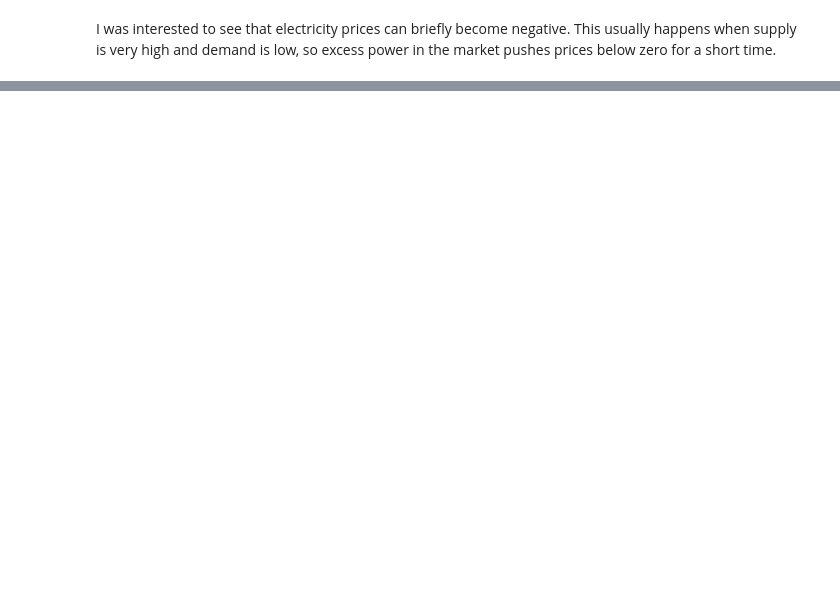
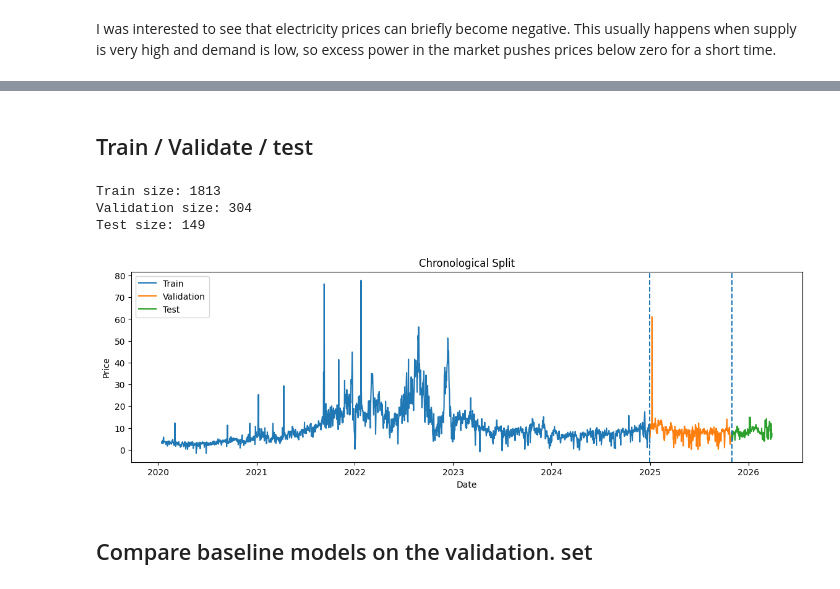
Before and after one commit to Shimzoo/uk-power-price-forecasting, a Jupyter notebook: Notebooks/uk_power_price_forecasting.ipynb, the cells around one changed output, grey strips where cells are left out. Drawn from its saved outputs; the diff is of its cells as text; code cells hidden in the pictures; blank space fills up the shorter version.

```diff
--- a/Notebooks/uk_power_price_forecasting.ipynb
+++ b/Notebooks/uk_power_price_forecasting.ipynb
@@ -144,0 +90,4 @@ df.nsmallest(10,"daily_avg")
+# %%
+df["baseline_prev_day"] = df["price"].shift(1)
+df["baseline_prev_week"] = df["price"].shift(7)
+df["baseline_7day_mean"] = df["price"].shift(1).rolling(7).mean()
@@ -144,0 +122,45 @@ df.nsmallest(10,"daily_avg")
+# %% [markdown]
+## Train / Validate / test
+# %%
+train = feature_df[feature_df["date"] <= "2024-12-31"].copy()
+val = feature_df[(feature_df["date"] > "2024-12-31") & (feature_df["date"] <= "2025-10-31")].copy()
+test = feature_df[feature_df["date"] > "2025-10-31"].copy()
+
+feature_cols = [
+    "day_of_week", "month", "is_weekend",
+    "lag_1", "lag_2", "lag_7", "lag_14",
+    "rolling_mean_7", "rolling_mean_14", "rolling_std_7"
+]
+
+X_train = train[feature_cols]
+y_train = train["price"]
+
+X_val = val[feature_cols]
+y_val = val["price"]
+
+X_test = test[feature_cols]
+y_test = test["price"]
+
+print("Train size:", len(train))
+print("Validation size:", len(val))
+print("Test size:", len(test))
+# %% [output]
+Train size: 1813
+Validation size: 304
+Test size: 149
+# %%
+plt.figure(figsize=(14, 4))
+plt.plot(train["date"], train["price"], label="Train")
+plt.plot(val["date"], val["price"], label="Validation")
+plt.plot(test["date"], test["price"], label="Test")
+plt.axvline(pd.Timestamp("2024-12-31"), linestyle="--")
+plt.axvline(pd.Timestamp("2025-10-31"), linestyle="--")
+plt.title("Chronological Split")
+plt.xlabel("Date")
+plt.ylabel("Price")
+plt.legend()
+plt.show()
+# %% [output]
+[figure, added]
+# %% [markdown]
+## Compare baseline models on the validation. set
```
Also changed, not shown: parts of 33 cells of this notebook, 3 other files.
